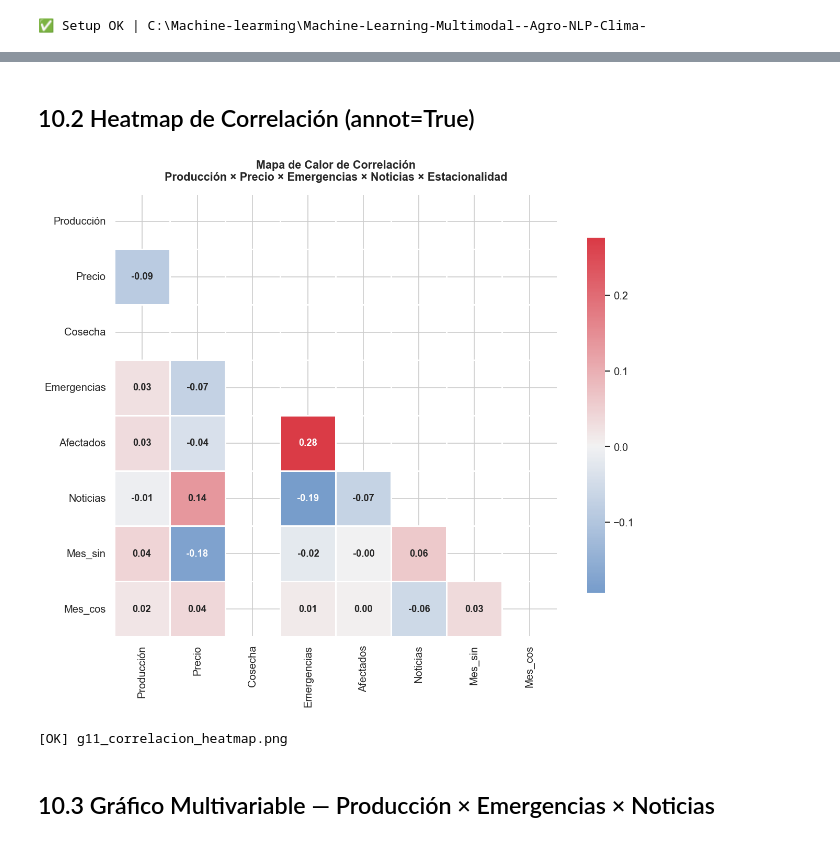
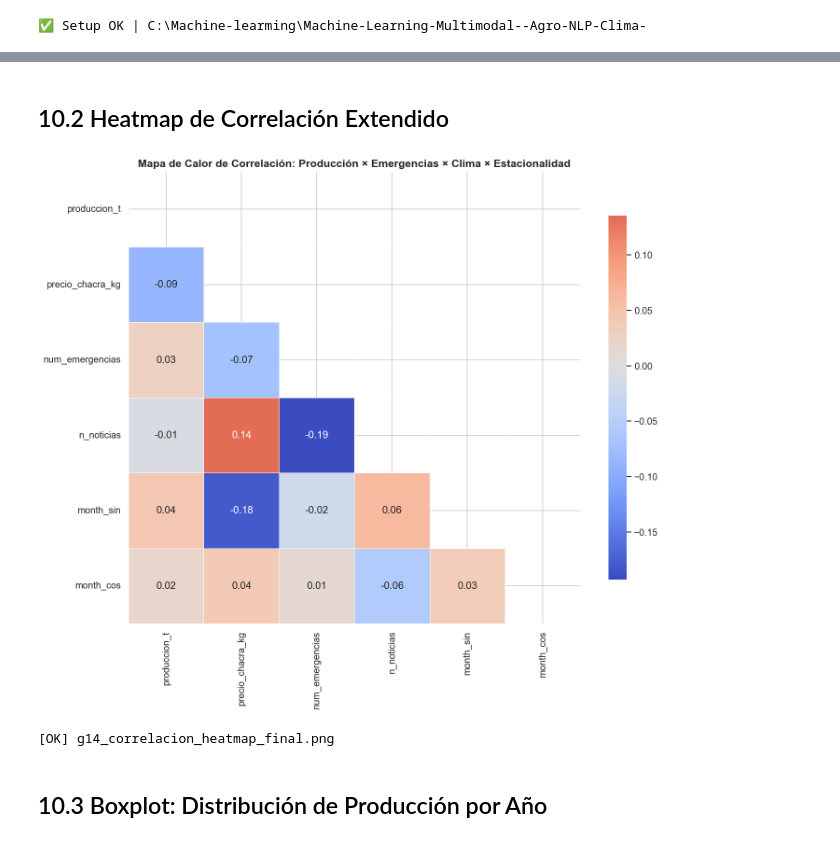
Before and after one commit to YeralD21/Machine-Learning-Multimodal--Agro-NLP-Clima-, a Jupyter notebook: notebooks/actividad_10_reexploracion.ipynb, the cells around one changed output, grey strips where cells are left out. Cells and saved outputs as stored; diff of their text form; code cells hidden in the pictures.

```diff
--- a/notebooks/actividad_10_reexploracion.ipynb
+++ b/notebooks/actividad_10_reexploracion.ipynb
@@ -85,32 +94,27 @@ print("[OK] g10_prod_vs_precio.png")
 # %% [markdown]
-## 10.2 Heatmap de Correlación (annot=True)
+## 10.2 Heatmap de Correlación Extendido
 # %%
 
-corr_cols = [c for c in ['produccion_t','precio_chacra_kg','cosecha_ha',
-             'num_emergencias','total_afectados','n_noticias',
-             'month_sin','month_cos'] if c in df.columns]
+corr_cols = [c for c in [
+    'produccion_t','precio_chacra_kg','num_emergencias',
+    'n_noticias','temp_max_c','precipitacion_mm','humedad_rel_pct',
+    'month_sin','month_cos'
+] if c in df.columns]
 corr = df[corr_cols].corr()
 
-labels = {'produccion_t':'Producción','precio_chacra_kg':'Precio','cosecha_ha':'Cosecha',
-          'num_emergencias':'Emergencias','total_afectados':'Afectados',
-          'n_noticias':'Noticias','month_sin':'Mes_sin','month_cos':'Mes_cos'}
-corr.index   = [labels.get(c,c) for c in corr.index]
-corr.columns = [labels.get(c,c) for c in corr.columns]
-
-fig, ax = plt.subplots(figsize=(11, 9))
+fig, ax = plt.subplots(figsize=(12, 10))
 mask = np.triu(np.ones_like(corr, dtype=bool))
 cmap = sns.diverging_palette(250, 10, as_cmap=True)
-sns.heatmap(corr, mask=mask, cmap=cmap, center=0, annot=True, fmt='.2f',
-            square=True, linewidths=0.8, cbar_kws={'shrink':0.8},
-            annot_kws={'size':11, 'weight':'bold'}, ax=ax)
-ax.set_title('Mapa de Calor de Correlación\nProducción × Precio × Emergencias × Noticias × Estacionalidad',
-             fontsize=13, fontweight='bold', pad=15)
+sns.heatmap(corr, mask=mask, cmap='coolwarm', center=0, annot=True, fmt='.2f',
+            square=True, linewidths=0.5, cbar_kws={'shrink':0.8}, ax=ax)
+ax.set_title('Mapa de Calor de Correlación: Producción × Emergencias × Clima × Estacionalidad',
+             fontsize=14, fontweight='bold')
 plt.tight_layout()
-plt.savefig(f"{REPORTS}/g11_correlacion_heatmap.png", dpi=150, bbox_inches='tight')
+plt.savefig(f"{REPORTS}/g14_correlacion_heatmap_final.png", dpi=150, bbox_inches='tight')
 plt.show()
-print("[OK] g11_correlacion_heatmap.png")
+print("[OK] g14_correlacion_heatmap_final.png")
 # %% [output]
-[figure, old version]
+[figure, new version]
-[OK] g11_correlacion_heatmap.png
+[OK] g14_correlacion_heatmap_final.png
 # %% [markdown]
-## 10.3 Gráfico Multivariable — Producción × Emergencias × Noticias
+## 10.3 Boxplot: Distribución de Producción por Año
```
Also changed, not shown: parts of 9 cells of this notebook, 10 other files.
